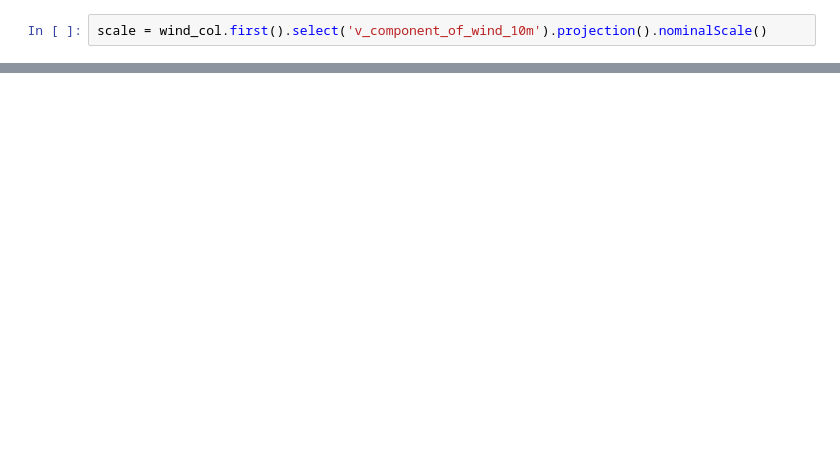
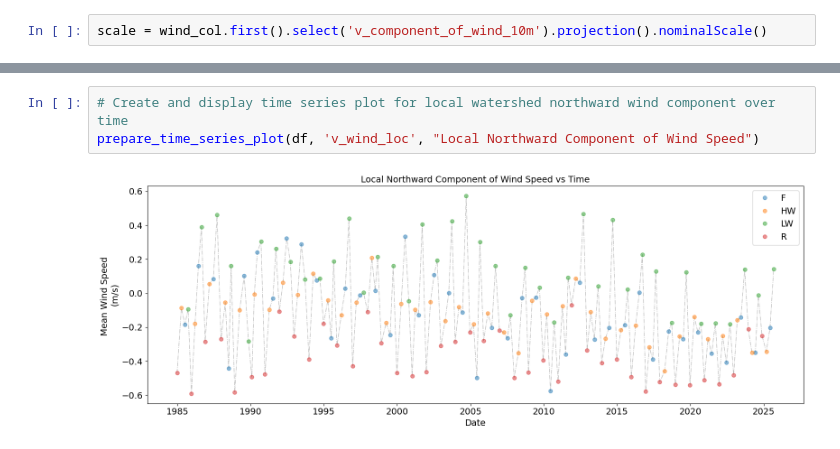
Before and after one commit to larissavaladao/time_series_curuai, a Jupyter notebook: 5. parameters_by_period/6.wind_time_series.ipynb, the cells around one changed output, grey strips where cells are left out. Saved outputs shown, nothing was run; the diff lists cells and outputs as text; blank space fills up the shorter version.

```diff
--- a/5. parameters_by_period/6.wind_time_series.ipynb
+++ b/5. parameters_by_period/6.wind_time_series.ipynb
@@ -309,0 +438,5 @@ geemap.ee_to_csv(mean_watershed_wind, '/content/drive/MyDrive/CURUAI_PROCESS/mea
+# %%
+# Create and display time series plot for local watershed northward wind component over time
+prepare_time_series_plot(df, 'v_wind_loc', "Local Northward Component of Wind Speed")
+# %% [output]
+[figure, added]
```
Also changed, not shown: parts of 55 cells of this notebook, 9 other files.
